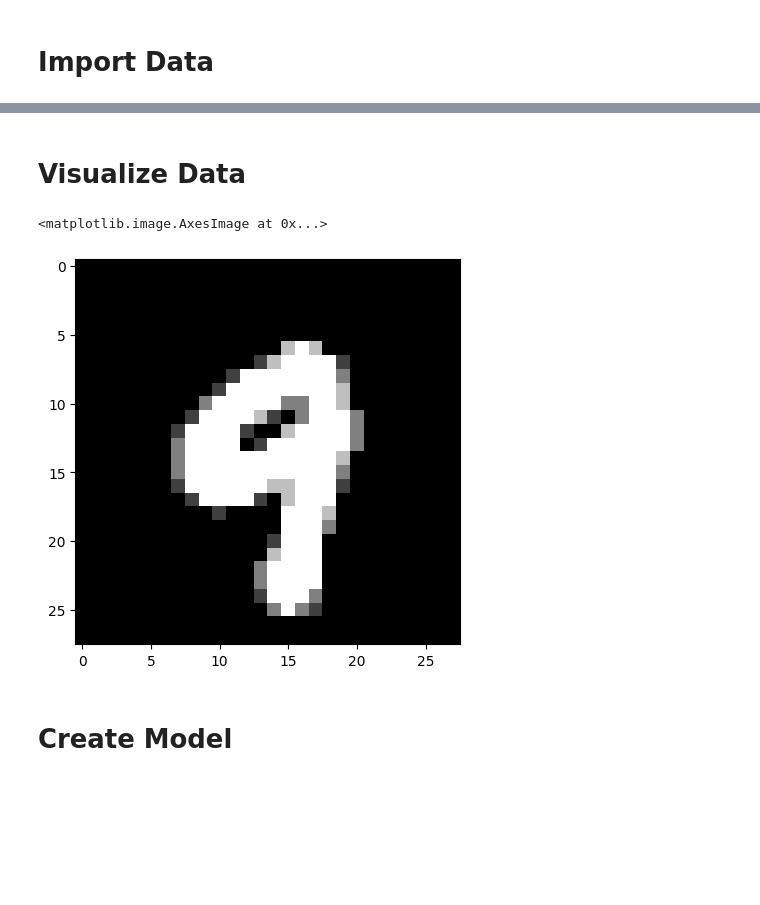
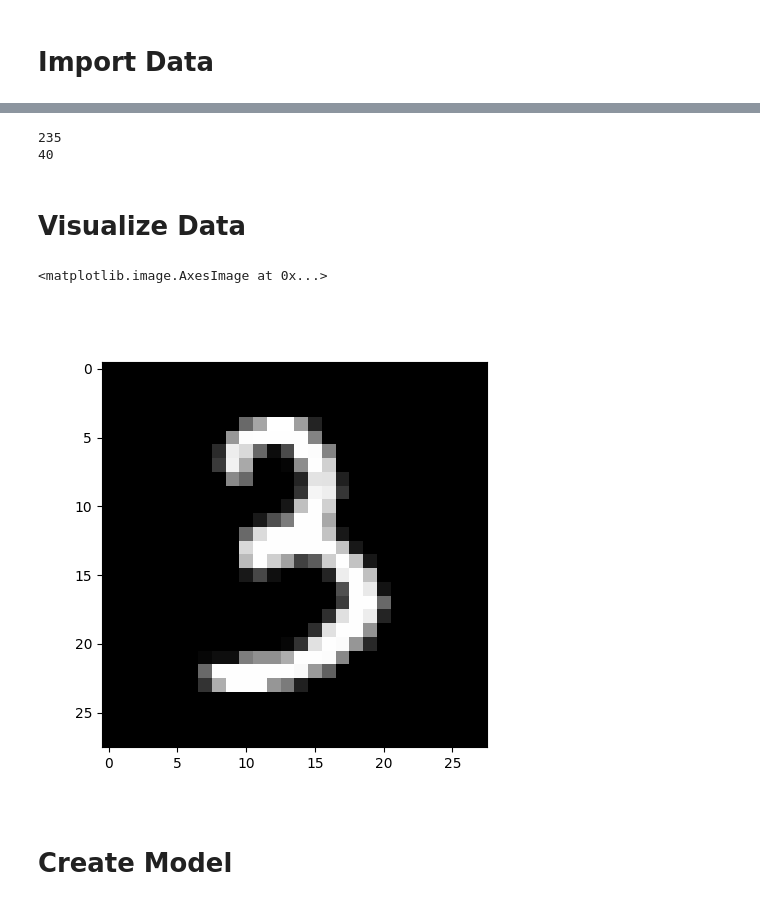
Before and after one commit to viraj-sampat/vwm_research, a Jupyter notebook: digit_autoencoder.ipynb, the cells around one changed output, grey strips where cells are left out. Drawn from its saved outputs; the diff is of its cells as text; code cells hidden in the pictures; blank space fills up the shorter version.

```diff
--- a/digit_autoencoder.ipynb
+++ b/digit_autoencoder.ipynb
@@ -26,20 +68,26 @@ test_loader = torch.utils.data.DataLoader(test_data, batch_size=batch_size, shuf
+# %%
+print(len(train_loader))
+print(len(test_loader))
+# %% [output]
+235
+40
 # %% [markdown]
 # Visualize Data
 # %%
 # obtain one batch of training images
 dataiter = iter(train_loader)
 images, labels = next(dataiter)
-images = images.numpy()
+#images = images.numpy()
 
 # get one image from the batch
 img = np.squeeze(images[0])
 
 fig = plt.figure(figsize = (5,5))
 ax = fig.add_subplot(111)
 ax.imshow(img, cmap='gray')
 # %% [output]
 <matplotlib.image.AxesImage at 0x...>
-[figure, old version]
+[figure, new version]
 # %% [markdown]
 # Create Model
 # %%
```
Also changed, not shown: parts of 10 cells of this notebook.
